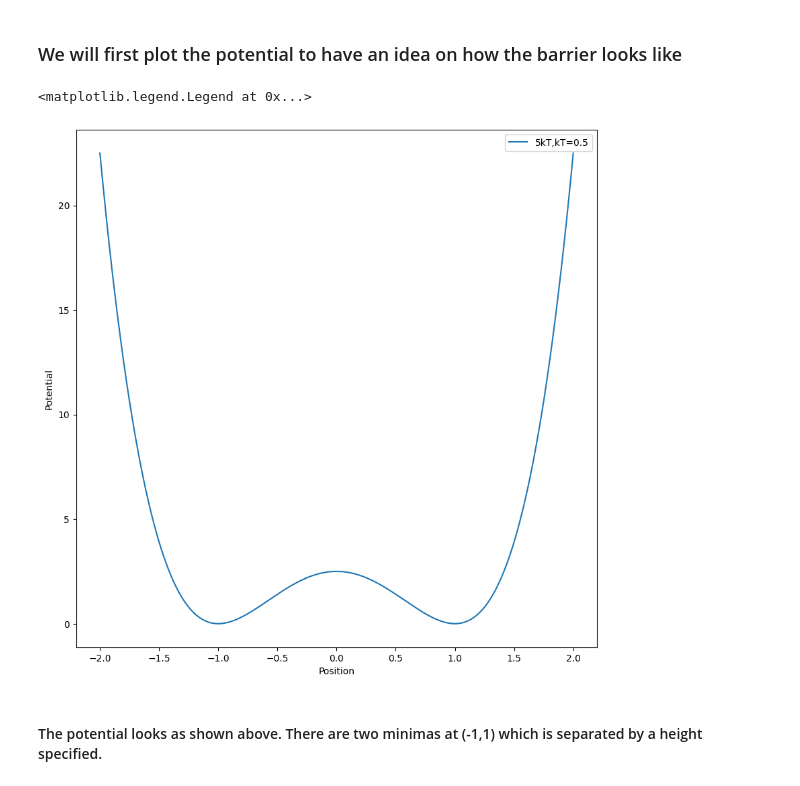
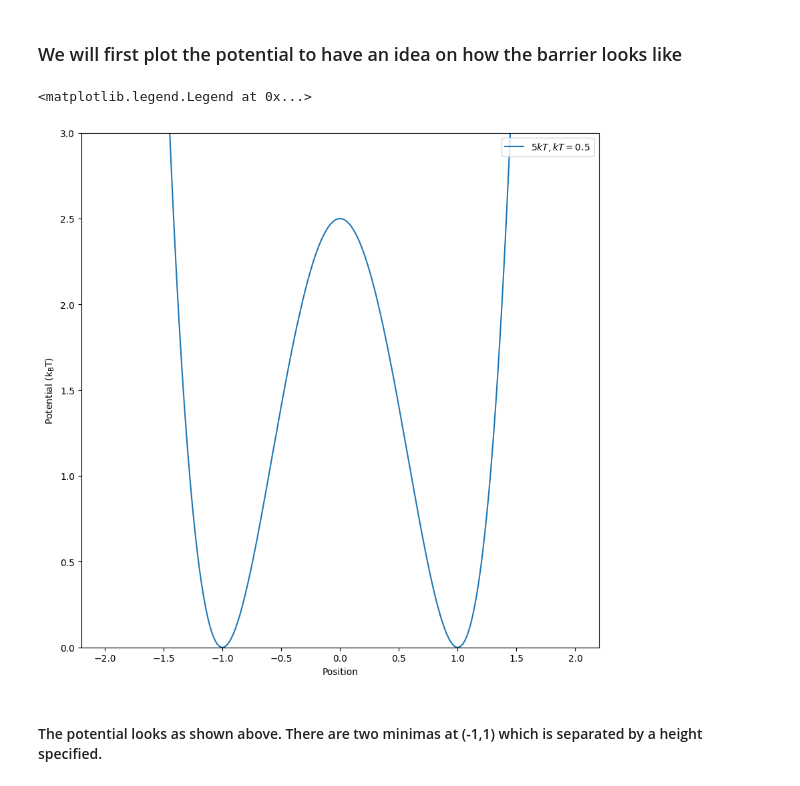
Before and after one commit to scichemcode/Overdamped_LD, a Jupyter notebook: Overdamped_LD_Full.ipynb, the cells around one changed output. Cells and saved outputs as stored; diff of their text form; code cells hidden in the pictures.

```diff
--- a/Overdamped_LD_Full.ipynb
+++ b/Overdamped_LD_Full.ipynb
@@ -36,20 +36,22 @@ def thermal_noise(kT, gamma,m,dt):    # Include noise for randomness
 # %%
 kT=0.5
 plt.figure(figsize=(10,10))
 
 height=5   # we specify the height of the needed barrier here
 
 x_analytical=np.linspace(-2,2,1000)
 
 potential=potential_x(x_analytical,eb=height*kT,d=1)
-plt.plot(x_analytical,potential,label=f"{height}kT,kT={kT}")
+plt.plot(x_analytical,potential,label=f'${height}kT,kT={kT}$')
+
+plt.ylim(0,3)
 
 plt.xlabel('Position')
-plt.ylabel('Potential')
+plt.ylabel('$\mathrm{Potential\ (k_{B}T)}$')
 plt.legend(loc='upper right')
 # %% [output]
 <matplotlib.legend.Legend at 0x...>
-[figure, old version]
+[figure, new version]
 # %% [markdown]
 #### The potential looks as shown above. There are two minimas at (-1,1) which is separated by a height specified.
 # %% [markdown]
```
